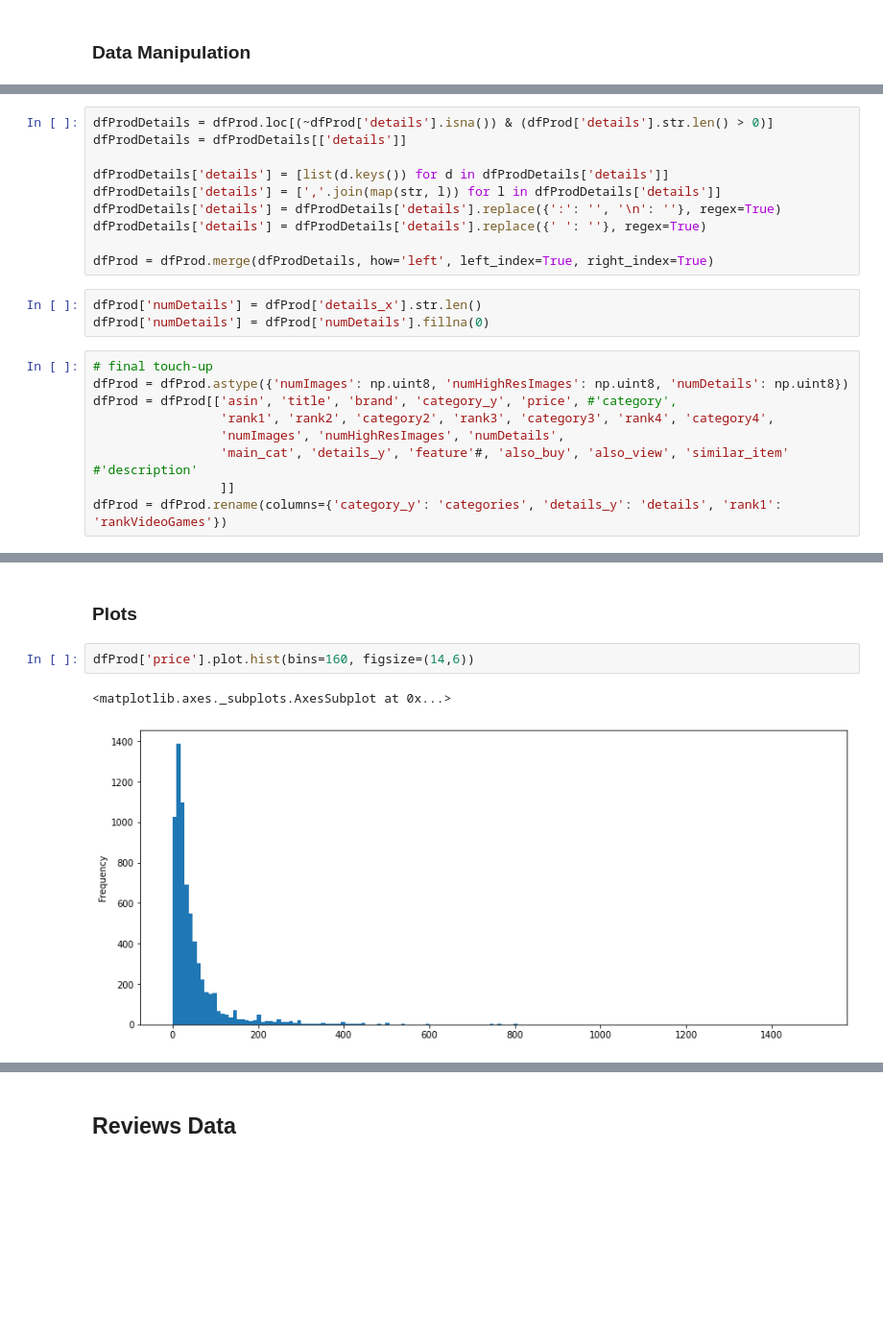
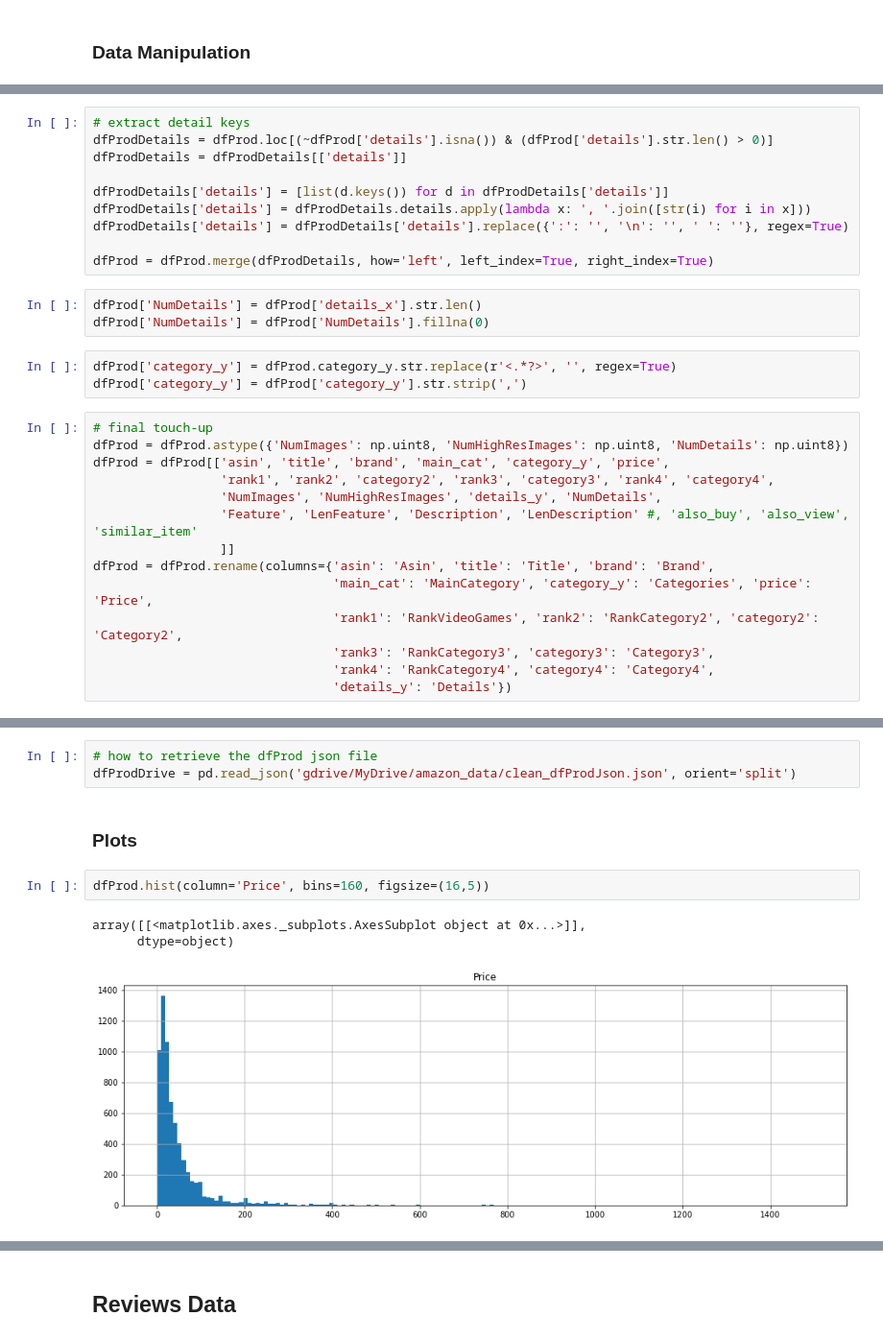
Before and after one commit to ting486/Consumer-Reviews-And-Purchasing-Decisions, a Jupyter notebook: amazon_video_games_25GB_RAM.ipynb, the cells around one changed output, grey strips where cells are left out. Shown: that part at 96% size. Drawn from its saved outputs; the diff is of its cells as text; blank space fills up the shorter version.

```diff
--- a/amazon_video_games_25GB_RAM.ipynb
+++ b/amazon_video_games_25GB_RAM.ipynb
@@ -213,25 +277,33 @@ dfProd['description'] = [','.join(map(str, l)) for l in dfProd['description']]
 # %%
+# extract detail keys
 dfProdDetails = dfProd.loc[(~dfProd['details'].isna()) & (dfProd['details'].str.len() > 0)]
 dfProdDetails = dfProdDetails[['details']]
 
 dfProdDetails['details'] = [list(d.keys()) for d in dfProdDetails['details']]
-dfProdDetails['details'] = [','.join(map(str, l)) for l in dfProdDetails['details']]
-dfProdDetails['details'] = dfProdDetails['details'].replace({':': '', '\n': ''}, regex=True)
-dfProdDetails['details'] = dfProdDetails['details'].replace({' ': ''}, regex=True)
+dfProdDetails['details'] = dfProdDetails.details.apply(lambda x: ', '.join([str(i) for i in x]))
+dfProdDetails['details'] = dfProdDetails['details'].replace({':': '', '\n': '', ' ': ''}, regex=True)
 
 dfProd = dfProd.merge(dfProdDetails, how='left', left_index=True, right_index=True)
 # %%
-dfProd['numDetails'] = dfProd['details_x'].str.len()
-dfProd['numDetails'] = dfProd['numDetails'].fillna(0)
+dfProd['NumDetails'] = dfProd['details_x'].str.len()
+dfProd['NumDetails'] = dfProd['NumDetails'].fillna(0)
+# %%
+dfProd['category_y'] = dfProd.category_y.str.replace(r'<.*?>', '', regex=True)
+dfProd['category_y'] = dfProd['category_y'].str.strip(',')
 # %%
 # final touch-up
-dfProd = dfProd.astype({'numImages': np.uint8, 'numHighResImages': np.uint8, 'numDetails': np.uint8})
-dfProd = dfProd[['asin', 'title', 'brand', 'category_y', 'price', #'category',
+dfProd = dfProd.astype({'NumImages': np.uint8, 'NumHighResImages': np.uint8, 'NumDetails': np.uint8})
+dfProd = dfProd[['asin', 'title', 'brand', 'main_cat', 'category_y', 'price',
                  'rank1', 'rank2', 'category2', 'rank3', 'category3', 'rank4', 'category4',
-                 'numImages', 'numHighResImages', 'numDetails',
-                 'main_cat', 'details_y', 'feature'#, 'also_buy', 'also_view', 'similar_item' #'description'
+                 'NumImages', 'NumHighResImages', 'details_y', 'NumDetails',
+                 'Feature', 'LenFeature', 'Description', 'LenDescription' #, 'also_buy', 'also_view', 'similar_item'
                  ]]
-dfProd = dfProd.rename(columns={'category_y': 'categories', 'details_y': 'details', 'rank1': 'rankVideoGames'})
+dfProd = dfProd.rename(columns={'asin': 'Asin', 'title': 'Title', 'brand': 'Brand',
+                                'main_cat': 'MainCategory', 'category_y': 'Categories', 'price': 'Price',
+                                'rank1': 'RankVideoGames', 'rank2': 'RankCategory2', 'category2': 'Category2',
+                                'rank3': 'RankCategory3', 'category3': 'Category3',
+                                'rank4': 'RankCategory4', 'category4': 'Category4',
+                                'details_y': 'Details'})
 # %%
 dfProd.info(show_counts=True)
 # %% [output]
@@ -270,8 +348,12 @@ dfProd.describe(include='all')
+# %%
+# how to retrieve the dfProd json file
+dfProdDrive = pd.read_json('gdrive/MyDrive/amazon_data/clean_dfProdJson.json', orient='split')
 # %% [markdown]
 ### Plots
 # %%
-dfProd['price'].plot.hist(bins=160, figsize=(14,6))
+dfProd.hist(column='Price', bins=160, figsize=(16,5))
 # %% [output]
-<matplotlib.axes._subplots.AxesSubplot at 0x...>
+array([[<matplotlib.axes._subplots.AxesSubplot object at 0x...>]],
+      dtype=object)
-[figure, old version]
+[figure, new version]
 # %%
```
Also changed, not shown: parts of 107 cells of this notebook.
